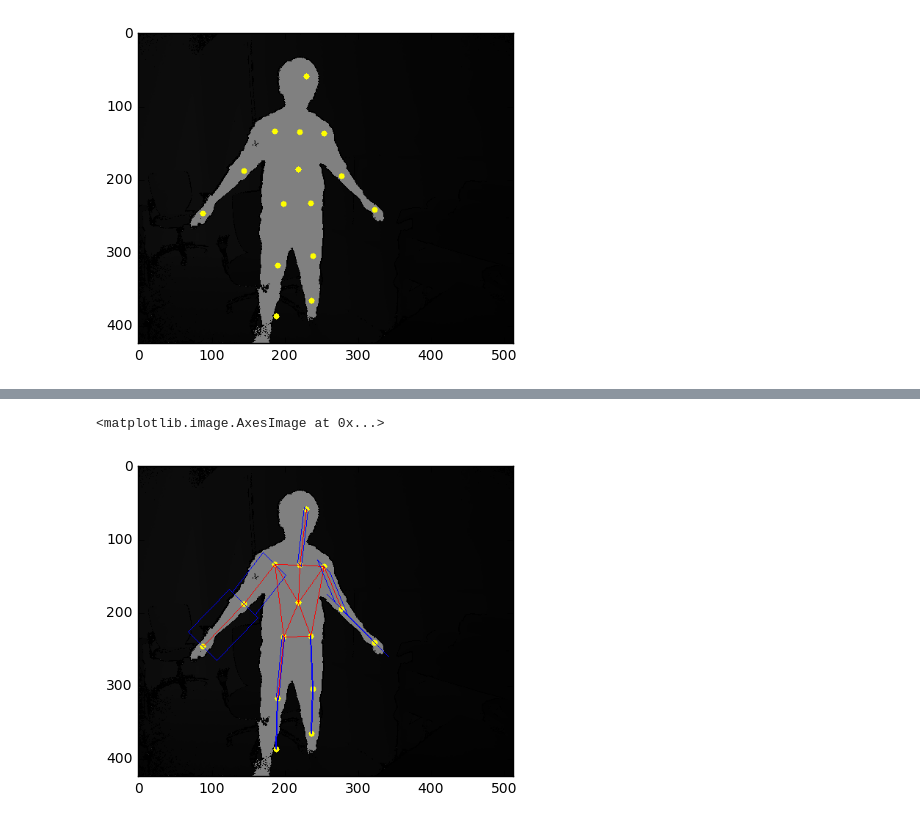
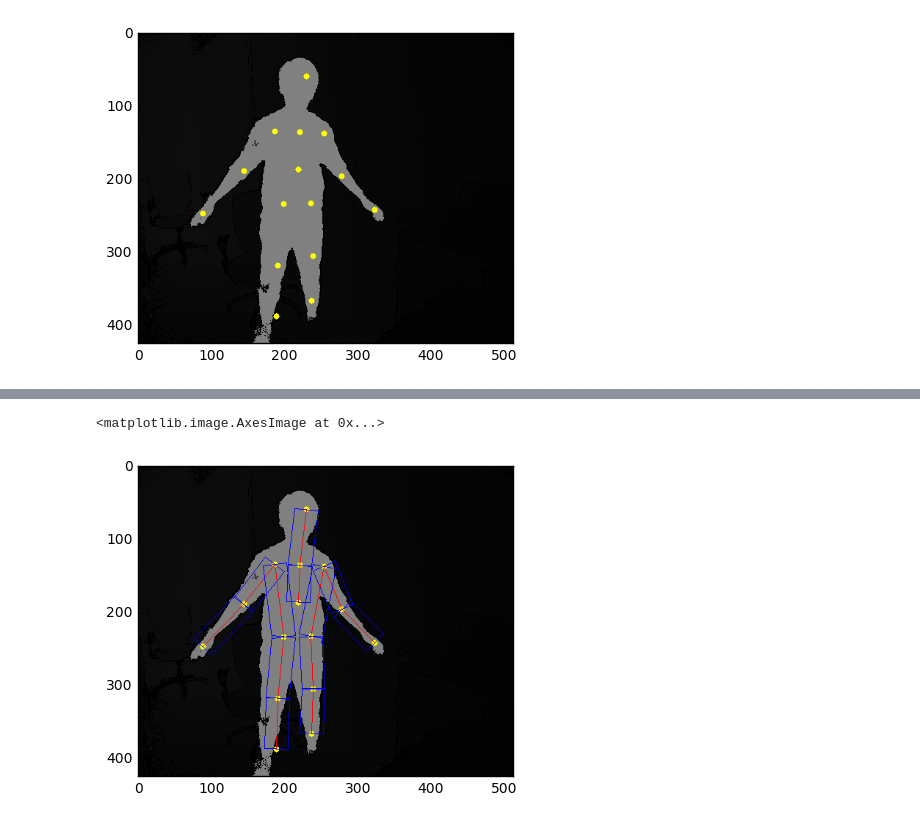
Before and after one commit to izumin5210-sandbox/notebooks, a Jupyter notebook: notebooks/segment-body-parts.ipynb, the cells around one changed output, grey strips where cells are left out. Saved outputs shown, nothing was run; the diff lists cells and outputs as text; code cells hidden in the pictures.

Commit message:
Refactor segment-body-parts

```diff
--- a/notebooks/segment-body-parts.ipynb
+++ b/notebooks/segment-body-parts.ipynb
@@ -102,15 +153,3 @@ plt.imshow(img)
 # %% [output]
 <matplotlib.image.AxesImage at 0x...>
 [figure]
-# %%
-from math import pow
-
-img_skeleton = img.copy()
-
-for bone_type, pairs in joint_pairs.items():
-    for pair in pairs:
-        j0 = [int(i) for i in [j for j in joints if j["key"] == pair[0]][0]["value"]]
-        j1 = [int(i) for i in [j for j in joints if j["key"] == pair[1]][0]["value"]]
-        cv2.line(img_skeleton, tuple(j0), tuple(j1), (255, 0, 0))
-
-plt.imshow(img_skeleton)
@@ -119,0 +156,7 @@ plt.imshow(img_skeleton)
+# %%
+img_skeleton = img.copy()
+
+for bone in bones:
+    cv2.line(img_skeleton, bone.joints[0].pos_int, bone.joints[1].pos_int, (255, 0, 0))
+
+plt.imshow(img_skeleton)
@@ -120,25 +166,26 @@ plt.imshow(img_skeleton)
 # %%
 img_segmented = img_skeleton.copy()
 
-for bone_type, pairs in joint_pairs.items():
-    if bone_type == BoneType.TORSO:
-        continue
-    for pair in pairs:
-        j0 = [int(i) for i in [j for j in joints if j["key"] == pair[0]][0]["value"]]
-        j1 = [int(i) for i in [j for j in joints if j["key"] == pair[1]][0]["value"]]
-        grad = (j1[1] - j0[1]) / (j1[0] - j0[0])
-        grad_inv = pow(grad, -1)
-        a = 20
-        j00 = [int(i - a * grad_inv) for i in j0]
-        j01 = [int(i + a * grad_inv) for i in j0]
-        j10 = [int(i - a * grad_inv) for i in j1]
-        j11 = [int(i + a * grad_inv) for i in j1]
-        cv2.line(img_segmented, tuple(j00), tuple(j01), (0, 0, 255))
-        cv2.line(img_segmented, tuple(j00), tuple(j10), (0, 0, 255))
-        cv2.line(img_segmented, tuple(j01), tuple(j11), (0, 0, 255))
-        cv2.line(img_segmented, tuple(j10), tuple(j11), (0, 0, 255))
+for bone in bones:
+    j0 = bone.joints[0]
+    j1 = bone.joints[1]
+    grad_inv = - pow(bone.dir, -1) # type: float
+
+    a = 16
+    b = a * pow(1 + pow(grad_inv, 2), -0.5)
+
+    j00 = (int(j0.x - b), int(j0.y - grad_inv * b)) # type: Tuple[float, float]
+    j01 = (int(j0.x + b), int(j0.y + grad_inv * b)) # type: Tuple[float, float]
+    j10 = (int(j1.x - b), int(j1.y - grad_inv * b)) # type: Tuple[float, float]
+    j11 = (int(j1.x + b), int(j1.y + grad_inv * b)) # type: Tuple[float, float]
+
+    cv2.line(img_segmented, j00, j01, (0, 0, 255))
+    cv2.line(img_segmented, j00, j10, (0, 0, 255))
+    cv2.line(img_segmented, j01, j11, (0, 0, 255))
+    cv2.line(img_segmented, j10, j11, (0, 0, 255))
+
 
 plt.imshow(img_segmented)
 # %% [output]
 <matplotlib.image.AxesImage at 0x...>
-[figure, old version]
+[figure, new version]
```
Also changed, not shown: parts of 11 cells of this notebook.
